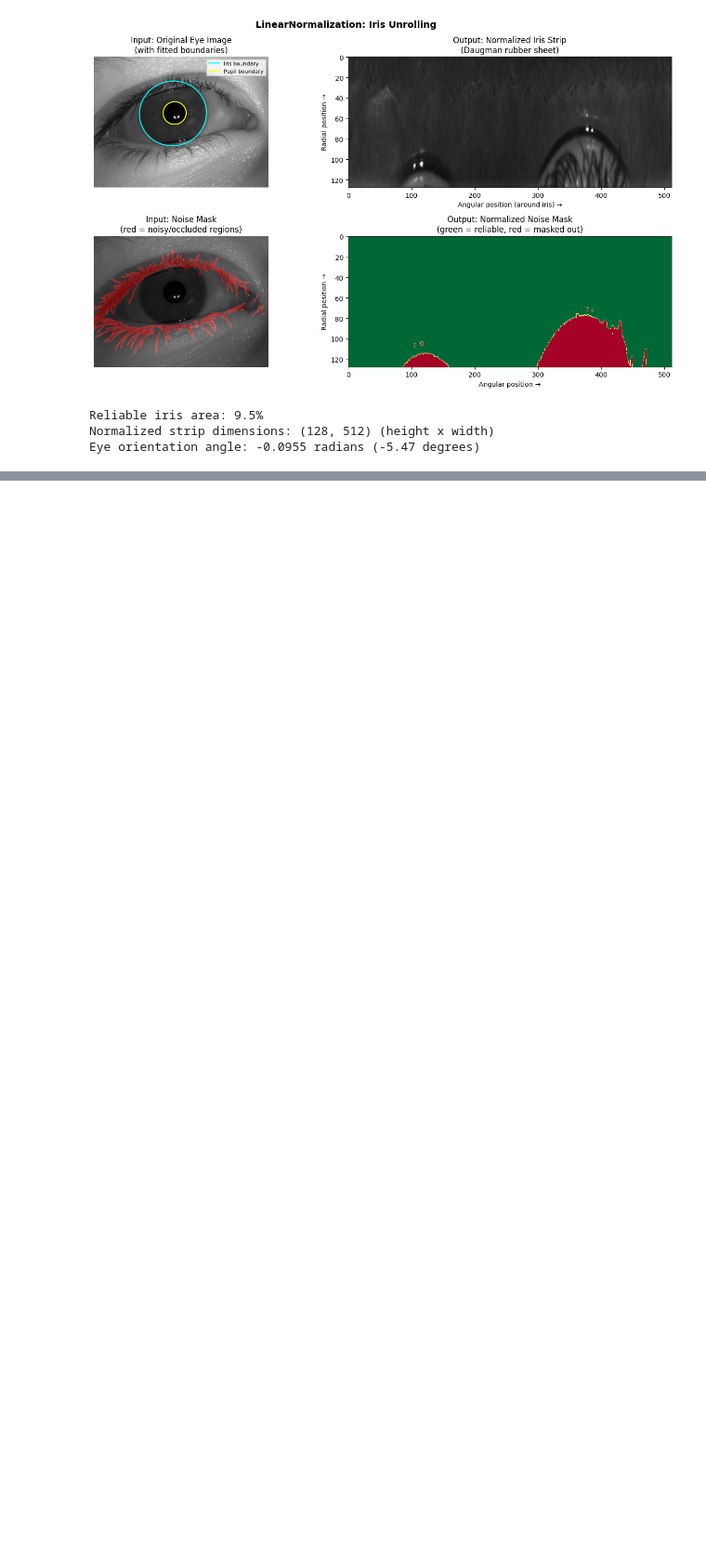
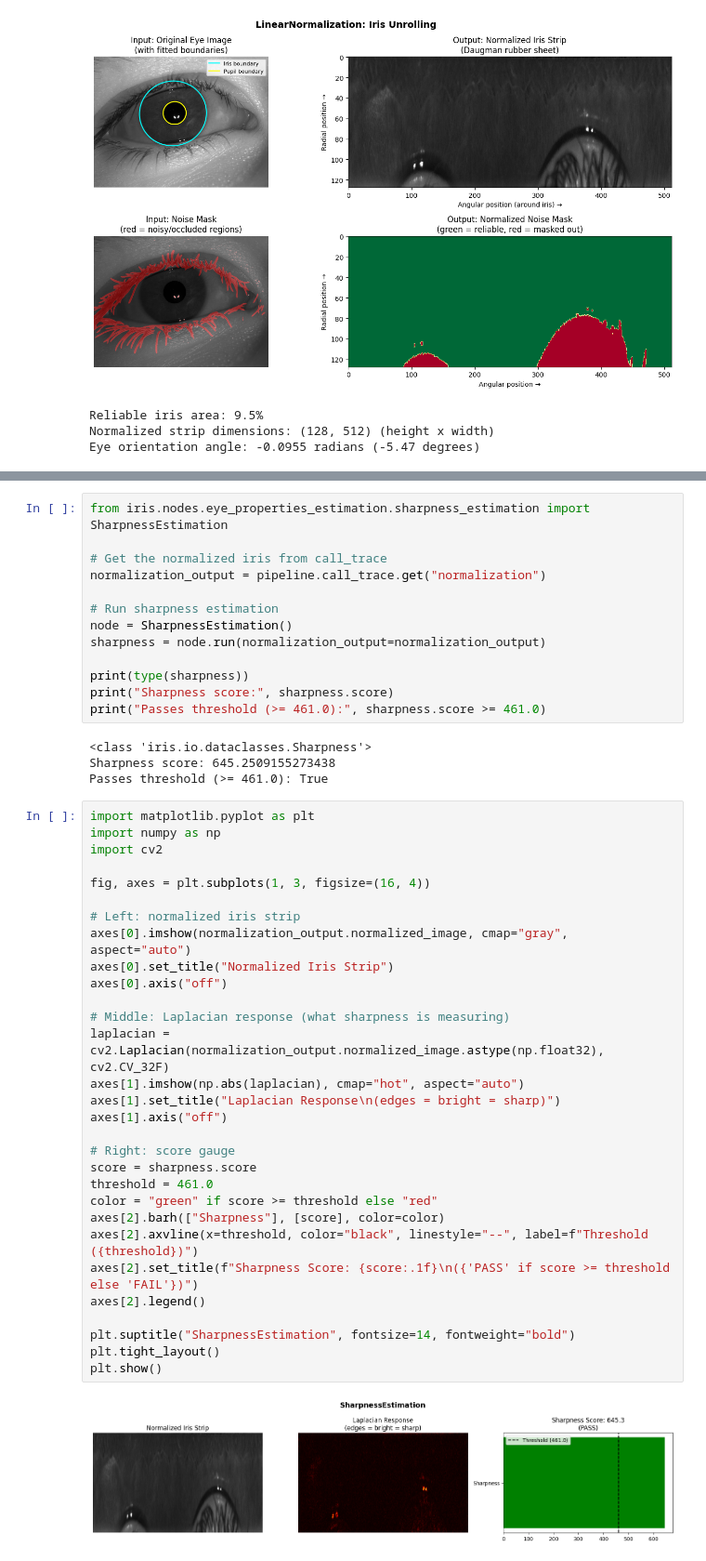
Before and after one commit to allison-diebol/open-iris, a Jupyter notebook: colab/internals/05_encoding.ipynb, the cells around one changed output, grey strips where cells are left out. Shown at 93% size. Cells and saved outputs as stored; diff of their text form; blank space fills up the shorter version.

```diff
--- a/colab/internals/05_encoding.ipynb
+++ b/colab/internals/05_encoding.ipynb
@@ -169 +180,50 @@ Example from pipeline.yaml:
+# %%
+from iris.nodes.eye_properties_estimation.sharpness_estimation import SharpnessEstimation
+
+# Get the normalized iris from call_trace
+normalization_output = pipeline.call_trace.get("normalization")
+
+# Run sharpness estimation
+node = SharpnessEstimation()
+sharpness = node.run(normalization_output=normalization_output)
+
+print(type(sharpness))
+print("Sharpness score:", sharpness.score)
+print("Passes threshold (>= 461.0):", sharpness.score >= 461.0)
+# %% [output]
+<class 'iris.io.dataclasses.Sharpness'>
+Sharpness score: 645.2509155273438
+Passes threshold (>= 461.0): True
+# %%
+import matplotlib.pyplot as plt
+import numpy as np
+import cv2
+
+fig, axes = plt.subplots(1, 3, figsize=(16, 4))
+
+# Left: normalized iris strip
+axes[0].imshow(normalization_output.normalized_image, cmap="gray", aspect="auto")
+axes[0].set_title("Normalized Iris Strip")
+axes[0].axis("off")
+
+# Middle: Laplacian response (what sharpness is measuring)
+laplacian = cv2.Laplacian(normalization_output.normalized_image.astype(np.float32), cv2.CV_32F)
+axes[1].imshow(np.abs(laplacian), cmap="hot", aspect="auto")
+axes[1].set_title("Laplacian Response\n(edges = bright = sharp)")
+axes[1].axis("off")
+
+# Right: score gauge
+score = sharpness.score
+threshold = 461.0
+color = "green" if score >= threshold else "red"
+axes[2].barh(["Sharpness"], [score], color=color)
+axes[2].axvline(x=threshold, color="black", linestyle="--", label=f"Threshold ({threshold})")
+axes[2].set_title(f"Sharpness Score: {score:.1f}\n({'PASS' if score >= threshold else 'FAIL'})")
+axes[2].legend()
+
+plt.suptitle("SharpnessEstimation", fontsize=14, fontweight="bold")
+plt.tight_layout()
+plt.show()
+# %% [output]
+[figure, added]
 # %% [markdown]
```
Also changed, not shown: parts of 15 cells of this notebook.
